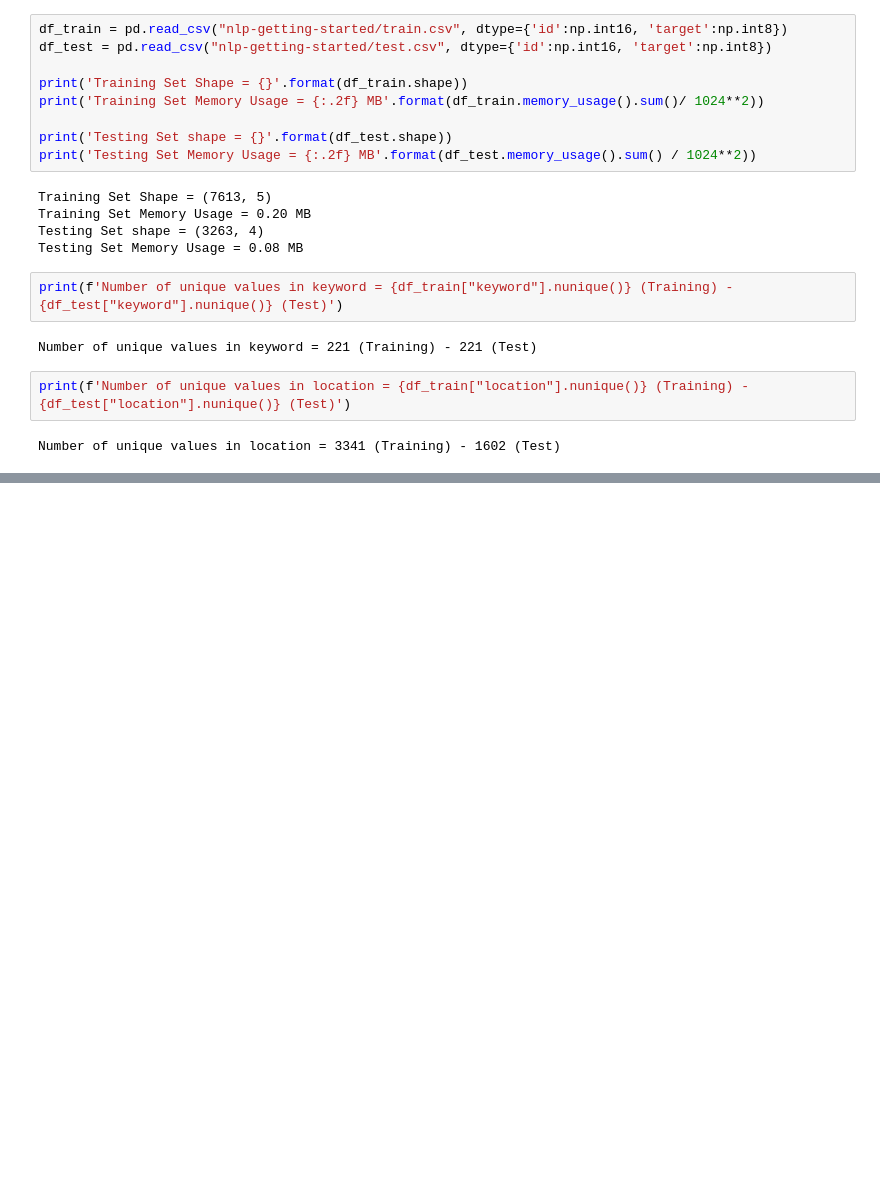
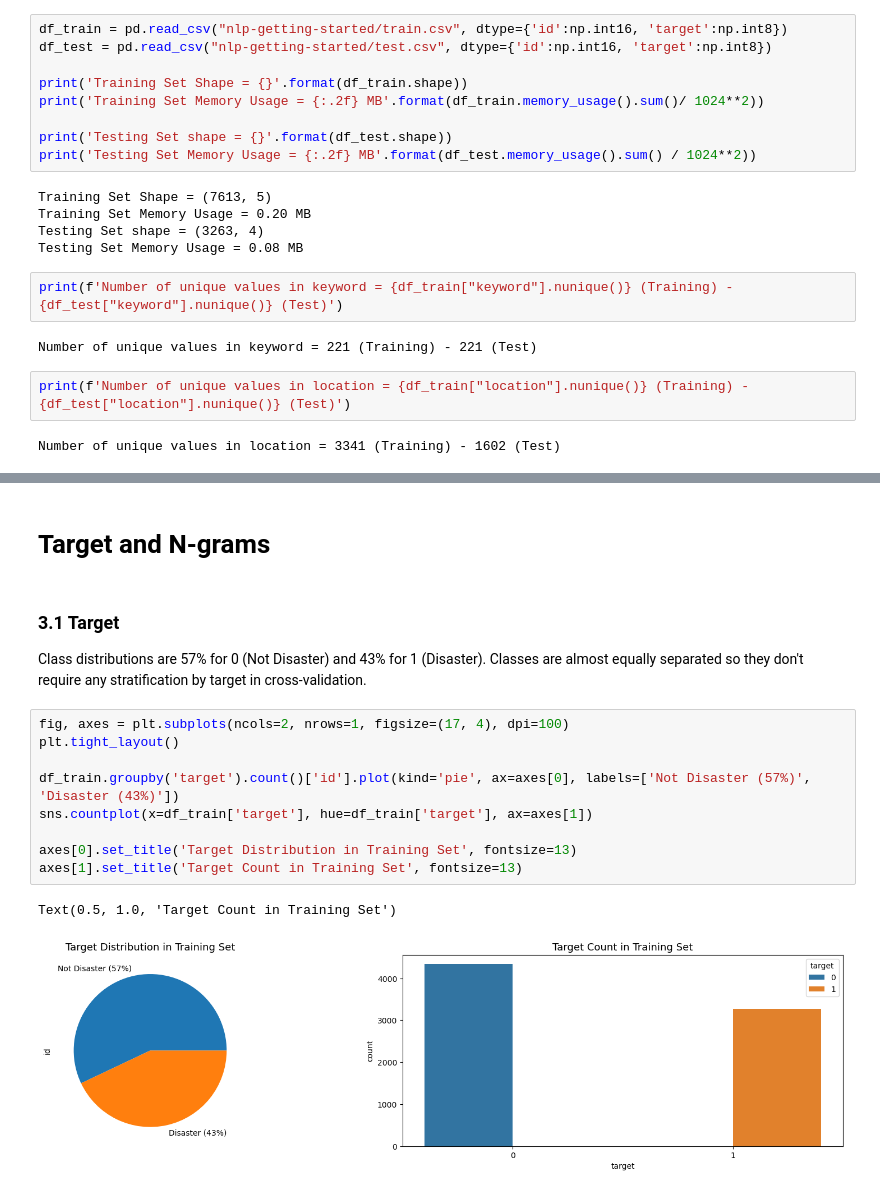
Before and after one commit to Sarankdl/NLP_With_Disaster_Tweets, a Jupyter notebook: Untitled.ipynb, the cells around one changed output, grey strips where cells are left out. Saved outputs shown, nothing was run; the diff lists cells and outputs as text; blank space fills up the shorter version.

```diff
--- a/Untitled.ipynb
+++ b/Untitled.ipynb
@@ -42,0 +78,17 @@ ModuleNotFoundError: No module named 'wordcloud'
+# %% [markdown]
+# Target and N-grams
+# %% [markdown]
+### 3.1 Target
+Class distributions are 57% for 0 (Not Disaster) and 43% for 1 (Disaster). Classes are almost equally separated so they don't require any stratification by target in cross-validation.
+# %%
+fig, axes = plt.subplots(ncols=2, nrows=1, figsize=(17, 4), dpi=100)
+plt.tight_layout()
+
+df_train.groupby('target').count()['id'].plot(kind='pie', ax=axes[0], labels=['Not Disaster (57%)', 'Disaster (43%)'])
+sns.countplot(x=df_train['target'], hue=df_train['target'], ax=axes[1])
+
+axes[0].set_title('Target Distribution in Training Set', fontsize=13)
+axes[1].set_title('Target Count in Training Set', fontsize=13)
+# %% [output]
+Text(0.5, 1.0, 'Target Count in Training Set')
+[figure, added]
```
Also changed, not shown: parts of 3 cells of this notebook.
